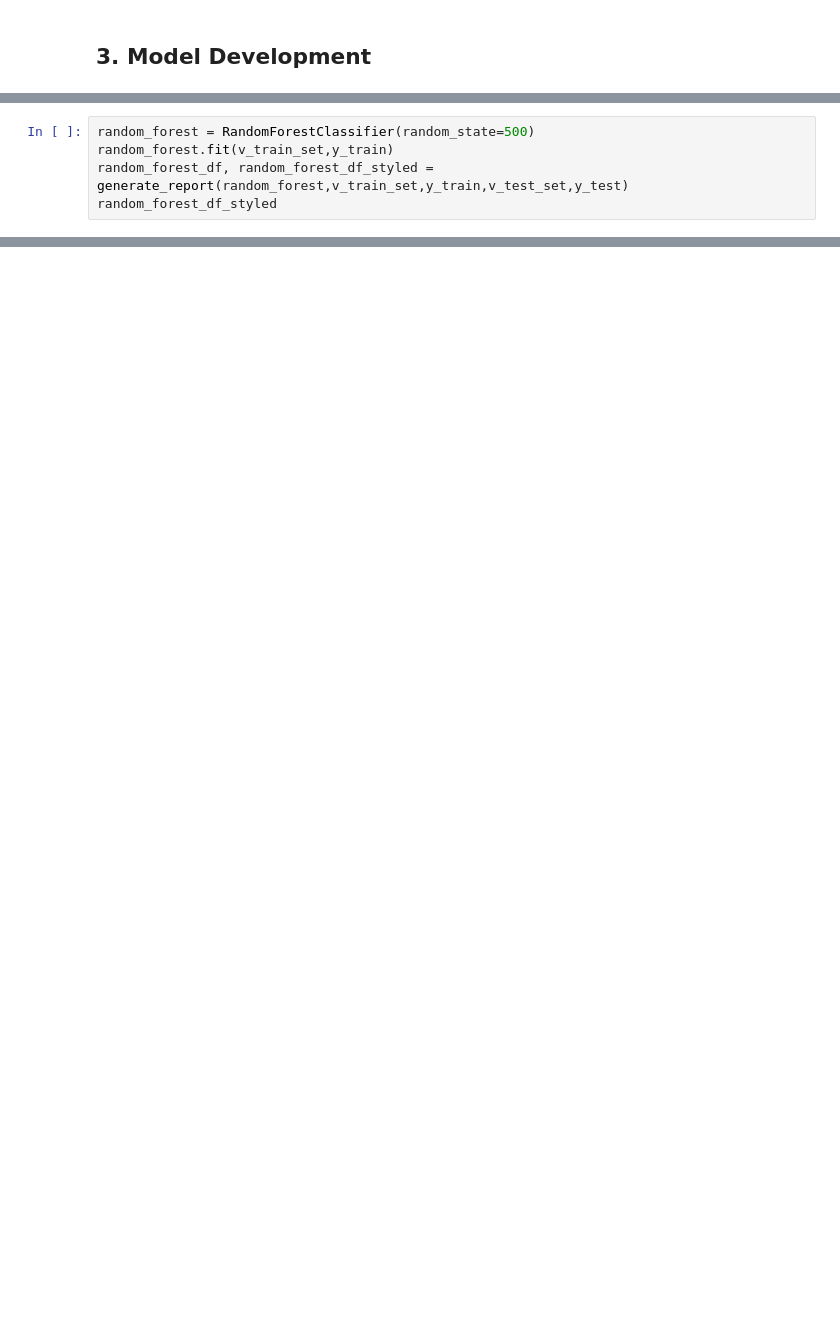
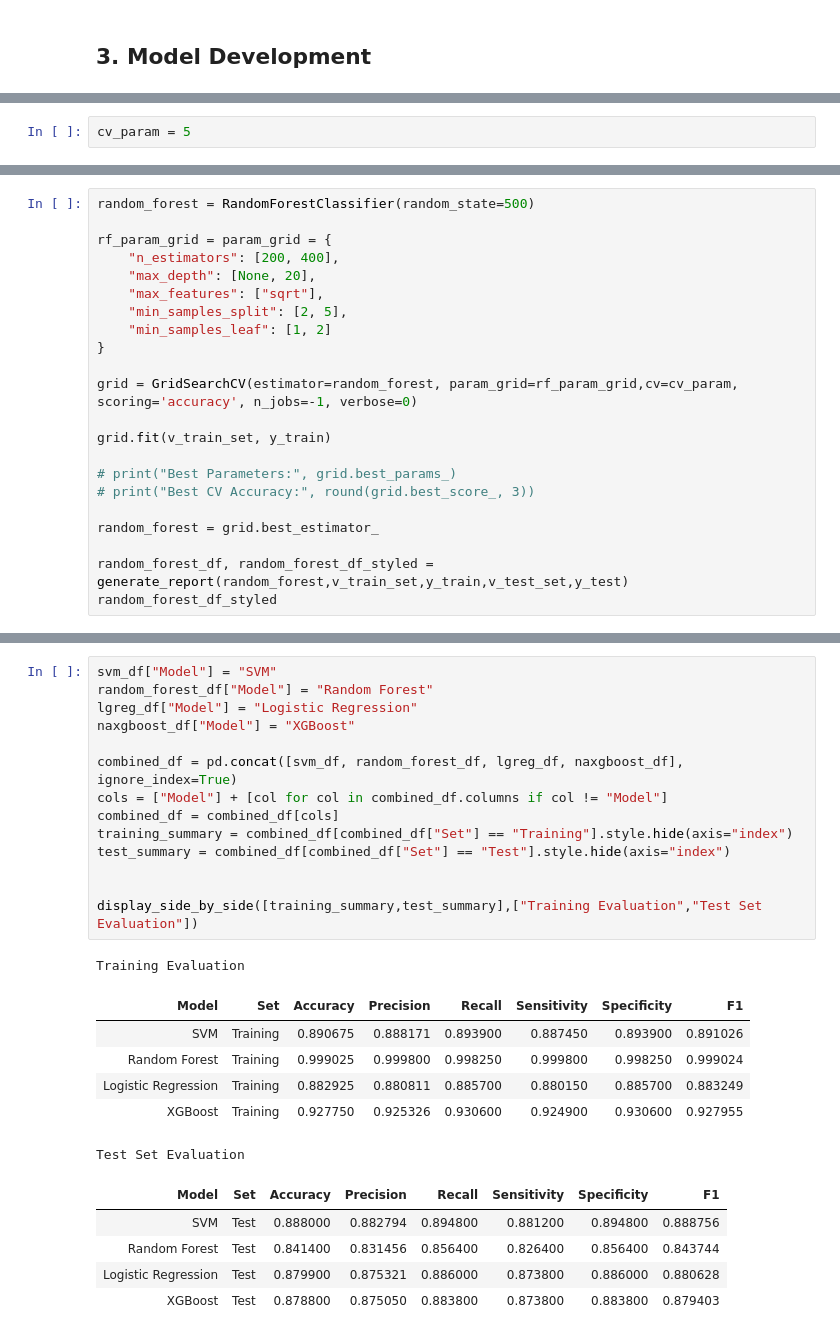
Before and after one commit to Sirwel/Data-620, a Jupyter notebook: week_10/high_frequency_words.ipynb, the cells around one changed output, grey strips where cells are left out. Saved outputs shown, nothing was run; the diff lists cells and outputs as text; blank space fills up the shorter version.

```diff
--- a/week_10/high_frequency_words.ipynb
+++ b/week_10/high_frequency_words.ipynb
@@ -117,3 +108,5 @@ array([[-0.12770022,  0.14132889,  0.00443909, ..., -0.13852431,
+# %%
+cv_param = 5
 # %%
 model_metrics = [
         "Set",
@@ -239,5 +219,0 @@ Best CV Accuracy: 0.867
-# %%
-random_forest = RandomForestClassifier(random_state=500)
-random_forest.fit(v_train_set,y_train)
-random_forest_df, random_forest_df_styled = generate_report(random_forest,v_train_set,y_train,v_test_set,y_test)
-random_forest_df_styled
@@ -247,0 +224,22 @@ random_forest_df_styled
+# %%
+random_forest = RandomForestClassifier(random_state=500)
+
+rf_param_grid = param_grid = {
+    "n_estimators": [200, 400],
+    "max_depth": [None, 20],
+    "max_features": ["sqrt"],
+    "min_samples_split": [2, 5],
+    "min_samples_leaf": [1, 2]
+}
+
+grid = GridSearchCV(estimator=random_forest, param_grid=rf_param_grid,cv=cv_param, scoring='accuracy', n_jobs=-1, verbose=0)
+
+grid.fit(v_train_set, y_train)
+
+# print("Best Parameters:", grid.best_params_)
+# print("Best CV Accuracy:", round(grid.best_score_, 3))
+
+random_forest = grid.best_estimator_
+
+random_forest_df, random_forest_df_styled = generate_report(random_forest,v_train_set,y_train,v_test_set,y_test)
+random_forest_df_styled
@@ -247,0 +252,27 @@ random_forest_df_styled
+# %%
+svm_df["Model"] = "SVM"
+random_forest_df["Model"] = "Random Forest"
+lgreg_df["Model"] = "Logistic Regression"
+naxgboost_df["Model"] = "XGBoost"
+
+combined_df = pd.concat([svm_df, random_forest_df, lgreg_df, naxgboost_df], ignore_index=True)
+cols = ["Model"] + [col for col in combined_df.columns if col != "Model"]
+combined_df = combined_df[cols]
+training_summary = combined_df[combined_df["Set"] == "Training"].style.hide(axis="index")
+test_summary = combined_df[combined_df["Set"] == "Test"].style.hide(axis="index")
+
+
+display_side_by_side([training_summary,test_summary],["Training Evaluation","Test Set Evaluation"])
+# %% [output]
+Training Evaluation
+| Model | Set | Accuracy | Precision | Recall | Sensitivity | Specificity | F1 |
+| SVM | Training | 0.890675 | 0.888171 | 0.893900 | 0.887450 | 0.893900 | 0.891026 |
+| Random Forest | Training | 0.999025 | 0.999800 | 0.998250 | 0.999800 | 0.998250 | 0.999024 |
+| Logistic Regression | Training | 0.882925 | 0.880811 | 0.885700 | 0.880150 | 0.885700 | 0.883249 |
+| XGBoost | Training | 0.927750 | 0.925326 | 0.930600 | 0.924900 | 0.930600 | 0.927955 |
+Test Set Evaluation
+| Model | Set | Accuracy | Precision | Recall | Sensitivity | Specificity | F1 |
+| SVM | Test | 0.888000 | 0.882794 | 0.894800 | 0.881200 | 0.894800 | 0.888756 |
+| Random Forest | Test | 0.841400 | 0.831456 | 0.856400 | 0.826400 | 0.856400 | 0.843744 |
+| Logistic Regression | Test | 0.879900 | 0.875321 | 0.886000 | 0.873800 | 0.886000 | 0.880628 |
+| XGBoost | Test | 0.878800 | 0.875050 | 0.883800 | 0.873800 | 0.883800 | 0.879403 |
```
Also changed, not shown: parts of 32 cells of this notebook.
